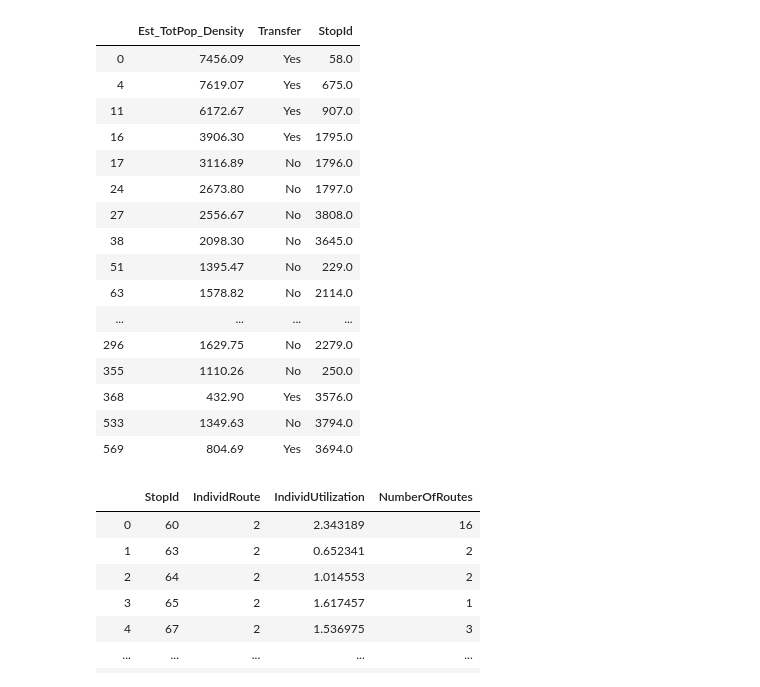
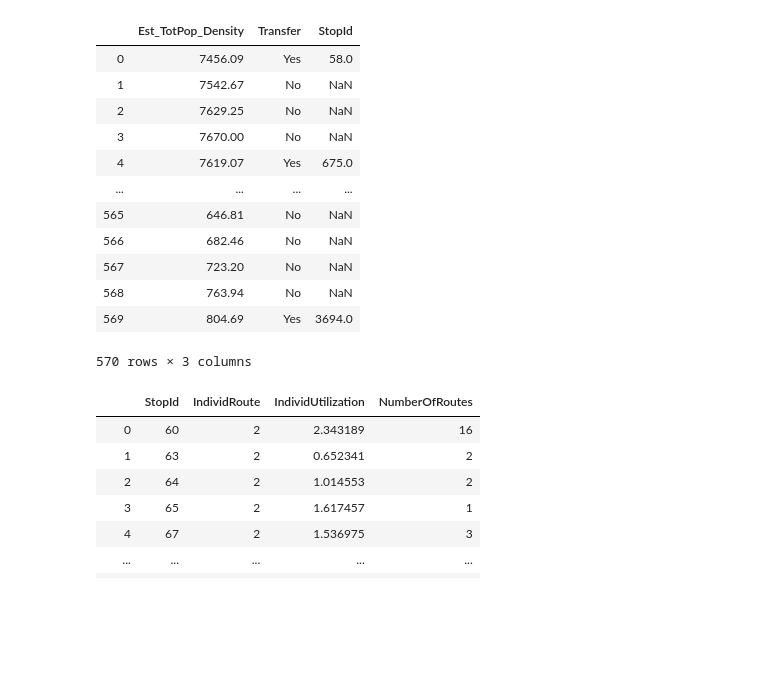
Before and after one commit to joy-kitson/bus-routes, a Jupyter notebook: src/util_v_pop_plot.ipynb, the cells around one changed output. Saved outputs shown, nothing was run; the diff lists cells and outputs as text; code cells hidden in the pictures; blank space fills up the shorter version.

```diff
--- a/src/util_v_pop_plot.ipynb
+++ b/src/util_v_pop_plot.ipynb
@@ -9,26 +9,22 @@ ridership = "..//data//Stop_Riders_Ranking_by_Route_Daily_Totals_May_2019.csv"
 demos_path = "..//data//DemoByStops.csv"
 # %%
 r25_stop_ids = pd.read_csv(r25_path, usecols=['Est_TotPop_Density','CorrespondingStopID', 'Transfer'])
-r25_stop_ids.dropna(inplace=True)
+#r25_stop_ids.dropna(inplace=True)
 r25_stop_ids.rename(columns={'CorrespondingStopID': 'StopId'})
 # %% [output]
 |  | Est_TotPop_Density | Transfer | StopId |
 | 0 | 7456.09 | Yes | 58.0 |
+| 1 | 7542.67 | No | NaN |
+| 2 | 7629.25 | No | NaN |
+| 3 | 7670.00 | No | NaN |
 | 4 | 7619.07 | Yes | 675.0 |
-| 11 | 6172.67 | Yes | 907.0 |
-| 16 | 3906.30 | Yes | 1795.0 |
-| 17 | 3116.89 | No | 1796.0 |
-| 24 | 2673.80 | No | 1797.0 |
-| 27 | 2556.67 | No | 3808.0 |
-| 38 | 2098.30 | No | 3645.0 |
-| 51 | 1395.47 | No | 229.0 |
-| 63 | 1578.82 | No | 2114.0 |
 | ... | ... | ... | ... |
-| 296 | 1629.75 | No | 2279.0 |
-| 355 | 1110.26 | No | 250.0 |
-| 368 | 432.90 | Yes | 3576.0 |
-| 533 | 1349.63 | No | 3794.0 |
+| 565 | 646.81 | No | NaN |
+| 566 | 682.46 | No | NaN |
+| 567 | 723.20 | No | NaN |
+| 568 | 763.94 | No | NaN |
 | 569 | 804.69 | Yes | 3694.0 |
+570 rows × 3 columns
 # %%
 ridership_data = pd.read_csv(ridership,thousands=',', usecols=['StopID','IndividUtilization','IndividRoute','NumberOfRoutes'])
 #ridership_data = ridership_data[ridership_data['IndividRoute'] == 25]
```
Also changed, not shown: 1 other file.
